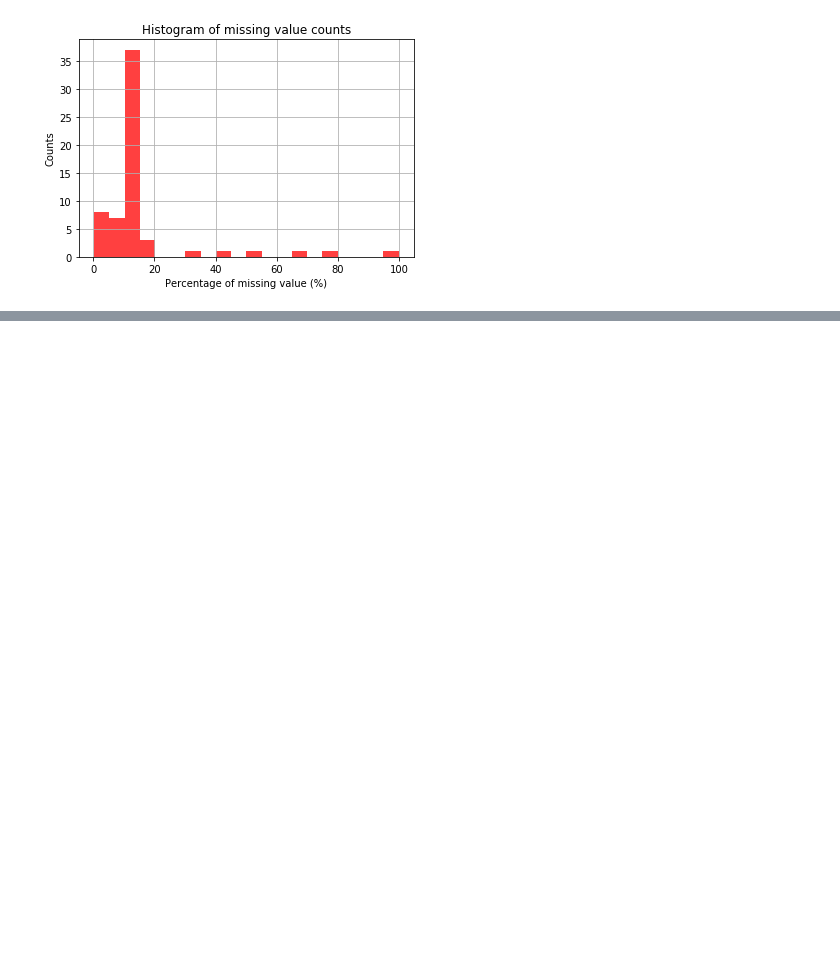
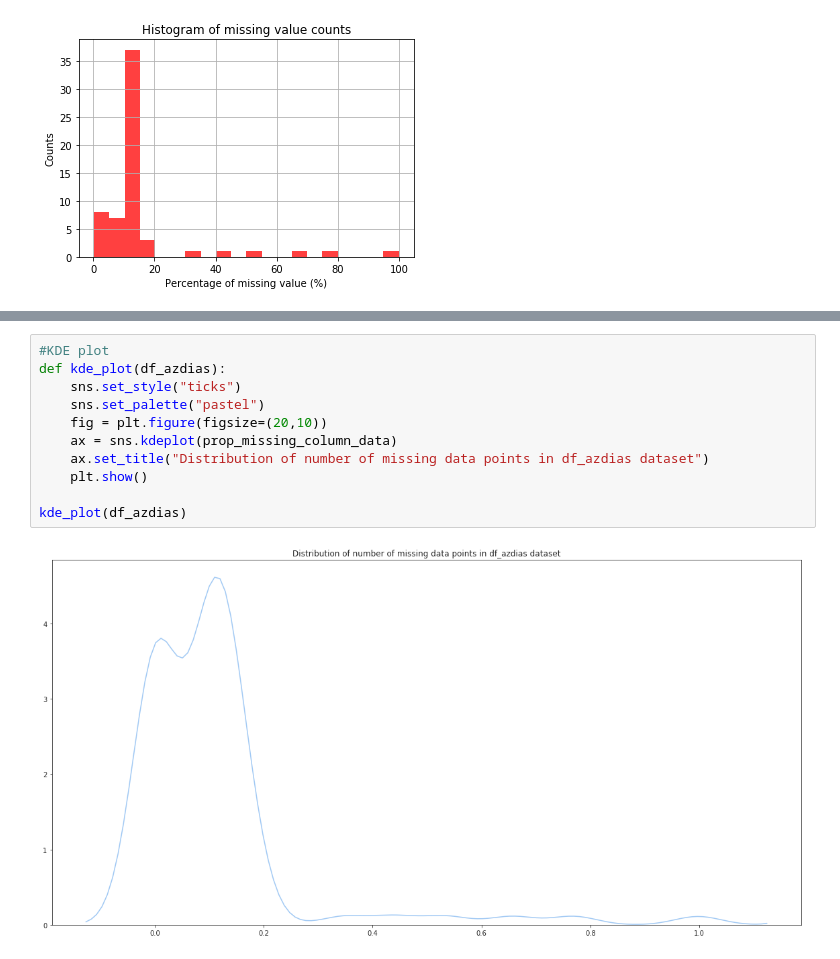
Before and after one commit to leonisawesome/identify_customer_segments, a Jupyter notebook: identify_customer_segment.ipynb, the cells around one changed output, grey strips where cells are left out. Cells and saved outputs as stored; diff of their text form; blank space fills up the shorter version.

```diff
--- a/identify_customer_segment.ipynb
+++ b/identify_customer_segment.ipynb
@@ -171,0 +185,13 @@ missing_data_percent_plot(df_azdias)
+# %%
+#KDE plot
+def kde_plot(df_azdias):
+    sns.set_style("ticks")
+    sns.set_palette("pastel")
+    fig = plt.figure(figsize=(20,10))
+    ax = sns.kdeplot(prop_missing_column_data)
+    ax.set_title("Distribution of number of missing data points in df_azdias dataset")
+    plt.show()
+
+kde_plot(df_azdias)
+# %% [output]
+[figure, added]
```
Also changed, not shown: parts of 5 cells of this notebook.
